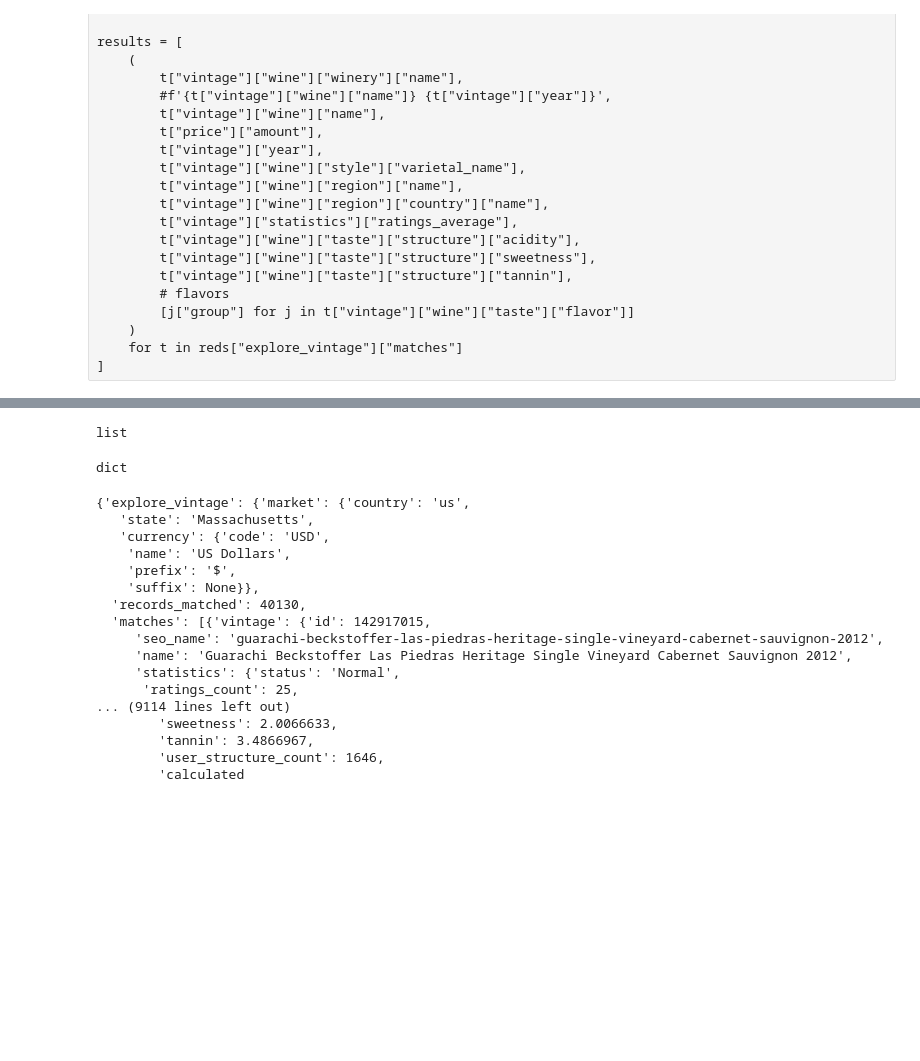
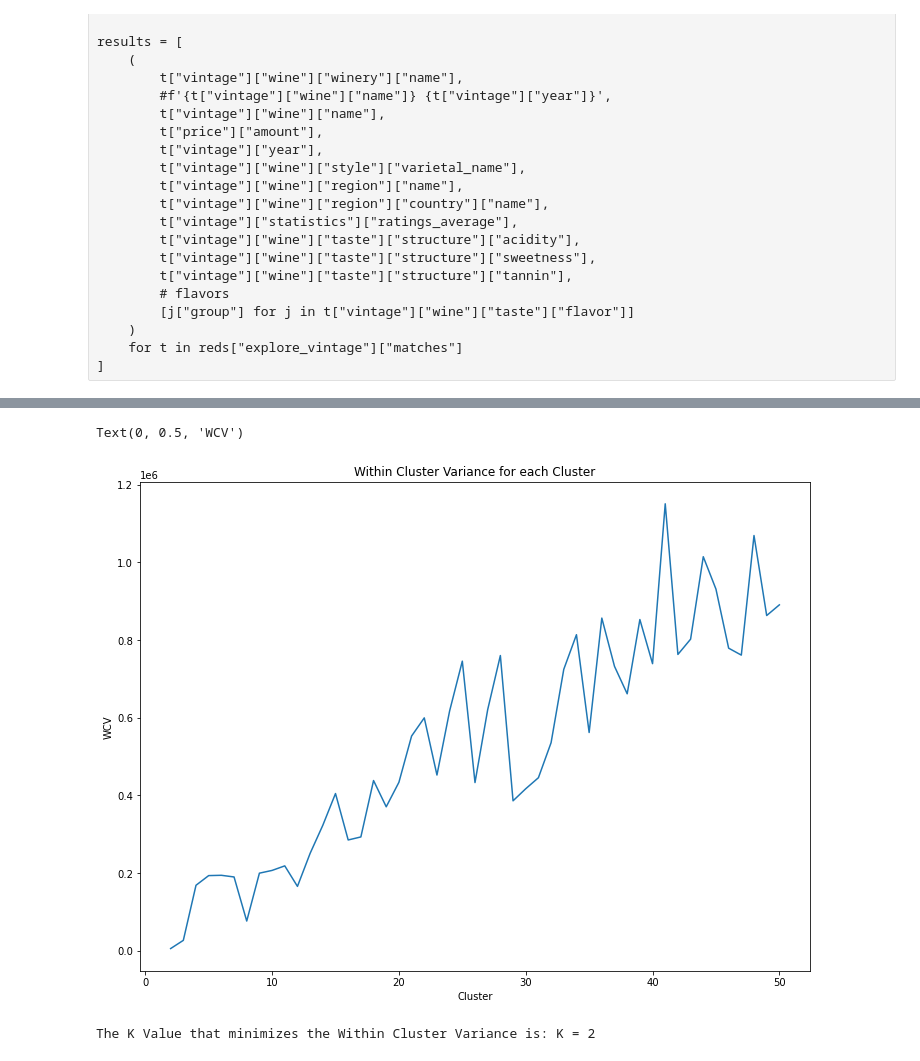
Before and after one commit to dylanw-main/Data_Analytics, a Jupyter notebook: Final_Project_Notebook.ipynb, the cells around one changed output, grey strips where cells are left out. Cells and saved outputs as stored; diff of their text form; code cells hidden in the pictures; blank space fills up the shorter version.

```diff
--- a/Final_Project_Notebook.ipynb
+++ b/Final_Project_Notebook.ipynb
@@ -142,28 +146,36 @@ JSON(matches)
-# %%
-type(reds["explore_vintage"]["matches"])
-# %% [output]
-list
-# %%
-type(reds.json())
-# %% [output]
-dict
-# %%
-reds.json()
-# %% [output]
-{'explore_vintage': {'market': {'country': 'us',
-   'state': 'Massachusetts',
-   'currency': {'code': 'USD',
-    'name': 'US Dollars',
-    'prefix': '$',
-    'suffix': None}},
-  'records_matched': 40130,
-  'matches': [{'vintage': {'id': 142917015,
-     'seo_name': 'guarachi-beckstoffer-las-piedras-heritage-single-vineyard-cabernet-sauvignon-2012',
-     'name': 'Guarachi Beckstoffer Las Piedras Heritage Single Vineyard Cabernet Sauvignon 2012',
-     'statistics': {'status': 'Normal',
-      'ratings_count': 25,
-... (9114 lines left out)
-        'sweetness': 2.0066633,
-        'tannin': 3.4866967,
-        'user_structure_count': 1646,
-        'calculated
+# %%
+# Define Function to calculate Within Cluster Variance
+def withinClusVar(X,centers,labels,labelset):
+    variance = []
+    for i in labelset:
+        variance.append(np.linalg.norm(X[labels==i]-centers[i])**2/len(X[labels==i]))
+    return sum(variance)
+# %%
+X_test_wine = df_reds.drop(['Winery', 'Wine', 'Grape', 'Region', 'Country', 'Flavor'], axis=1)
+n_clusters = np.linspace(2,50,49, dtype='int')
+withinClusterVar = []
+
+
+for n in n_clusters:
+    kmeans = KMeans(n_clusters=n, n_init = 10, max_iter=200).fit(X_test_wine)
+    centers = kmeans.cluster_centers_
+    labels = kmeans.fit_predict(X_test_wine)
+    labelset = np.unique(labels)
+
+    withinClusterVar.append(withinClusVar(X_test_wine, centers, labels, labelset))
+
+plt.figure(figsize = (12,9))
+plt.plot(n_clusters, withinClusterVar)
+plt.title('Within Cluster Variance for each Cluster')
+plt.xlabel('Cluster')
+plt.ylabel('WCV')
+# %% [output]
+Text(0, 0.5, 'WCV')
+[figure, added]
+# %%
+minWCV = min(withinClusterVar)
+indexWCV = withinClusterVar.index(minWCV)
+minCluster = n_clusters[indexWCV]
+print("The K Value that minimizes the Within Cluster Variance is: K =",minCluster)
+# %% [output]
+The K Value that minimizes the Within Cluster Variance is: K = 2
```
Also changed, not shown: parts of 4 cells of this notebook.
